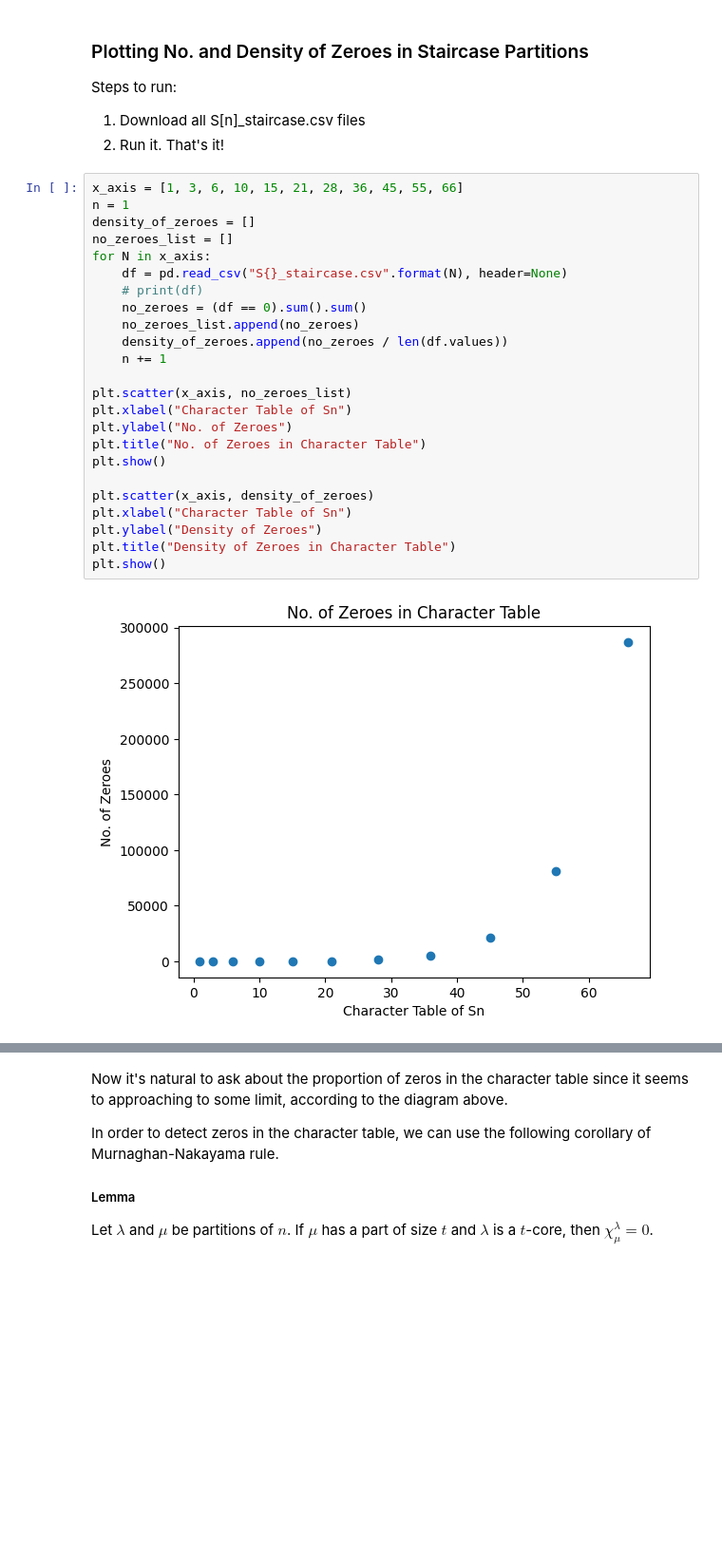
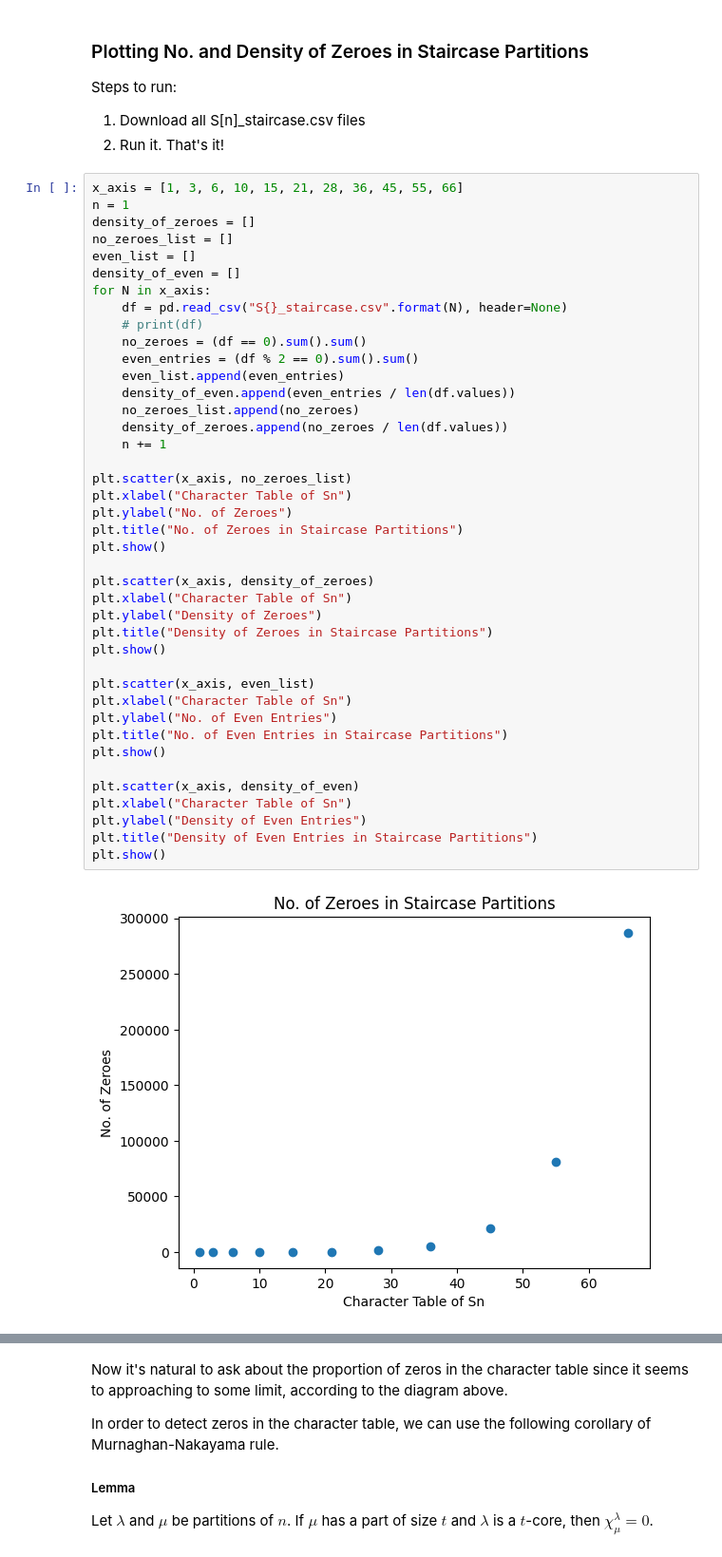
Before and after one commit to TonyZhang2004/Character_Table_of_Symmetric_Groups, a Jupyter notebook: char_table.ipynb, the cells around one changed output, grey strips where cells are left out. Shown: that part at 95% size. Saved outputs shown, nothing was run; the diff lists cells and outputs as text; blank space fills up the shorter version.

```diff
--- a/char_table.ipynb
+++ b/char_table.ipynb
@@ -321,26 +264,43 @@ Steps to run:
 # %%
 x_axis = [1, 3, 6, 10, 15, 21, 28, 36, 45, 55, 66]
 n = 1
 density_of_zeroes = []
 no_zeroes_list = []
+even_list = []
+density_of_even = []
 for N in x_axis:
     df = pd.read_csv("S{}_staircase.csv".format(N), header=None)
     # print(df)
     no_zeroes = (df == 0).sum().sum()
+    even_entries = (df % 2 == 0).sum().sum()
+    even_list.append(even_entries)
+    density_of_even.append(even_entries / len(df.values))
     no_zeroes_list.append(no_zeroes)
     density_of_zeroes.append(no_zeroes / len(df.values))
     n += 1
 
 plt.scatter(x_axis, no_zeroes_list)
 plt.xlabel("Character Table of Sn")
 plt.ylabel("No. of Zeroes")
-plt.title("No. of Zeroes in Character Table")
+plt.title("No. of Zeroes in Staircase Partitions")
 plt.show()
 
 plt.scatter(x_axis, density_of_zeroes)
 plt.xlabel("Character Table of Sn")
 plt.ylabel("Density of Zeroes")
-plt.title("Density of Zeroes in Character Table")
+plt.title("Density of Zeroes in Staircase Partitions")
 plt.show()
+
+plt.scatter(x_axis, even_list)
+plt.xlabel("Character Table of Sn")
+plt.ylabel("No. of Even Entries")
+plt.title("No. of Even Entries in Staircase Partitions")
+plt.show()
+
+plt.scatter(x_axis, density_of_even)
+plt.xlabel("Character Table of Sn")
+plt.ylabel("Density of Even Entries")
+plt.title("Density of Even Entries in Staircase Partitions")
+plt.show()
 # %% [output]
-[figure, old version]
+[figure, new version]
```
Also changed, not shown: parts of 7 cells of this notebook, 3 other files.
